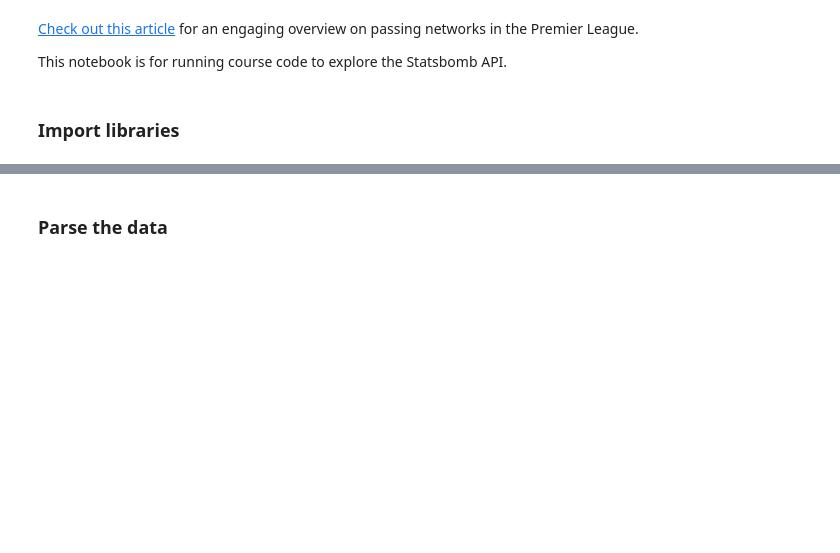
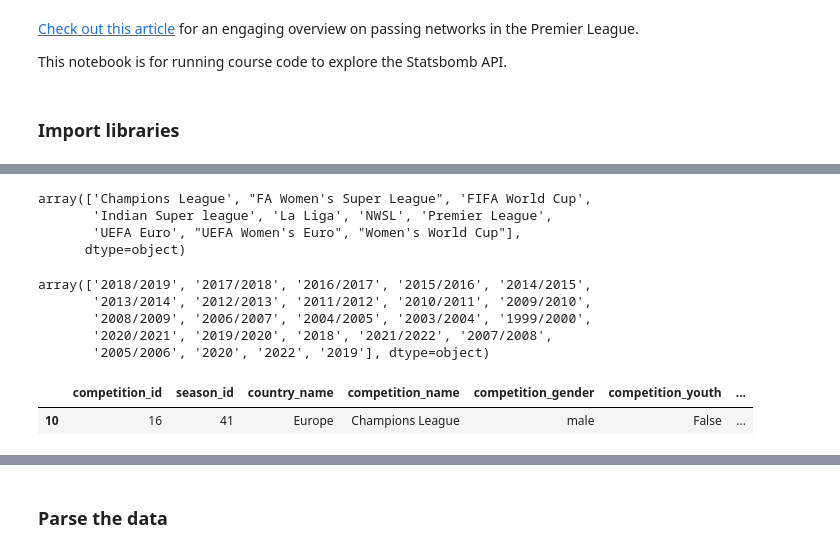
Before and after one commit to curtpond/soccermatics, a Jupyter notebook: passing_networks/passing_networks.ipynb, the cells around one changed output, grey strips where cells are left out. Saved outputs shown, nothing was run; the diff lists cells and outputs as text; code cells hidden in the pictures; blank space fills up the shorter version.

```diff
--- a/passing_networks/passing_networks.ipynb
+++ b/passing_networks/passing_networks.ipynb
@@ -11,0 +30,21 @@ import pandas as pd
+# %%
+df_competition['competition_name'].unique()
+# %% [output]
+array(['Champions League', "FA Women's Super League", 'FIFA World Cup',
+       'Indian Super league', 'La Liga', 'NWSL', 'Premier League',
+       'UEFA Euro', "UEFA Women's Euro", "Women's World Cup"],
+      dtype=object)
+# %%
+df_competition['season_name'].unique()
+# %% [output]
+array(['2018/2019', '2017/2018', '2016/2017', '2015/2016', '2014/2015',
+       '2013/2014', '2012/2013', '2011/2012', '2010/2011', '2009/2010',
+       '2008/2009', '2006/2007', '2004/2005', '2003/2004', '1999/2000',
+       '2020/2021', '2019/2020', '2018', '2021/2022', '2007/2008',
+       '2005/2006', '2020', '2022', '2019'], dtype=object)
+# %%
+df_competition.query('competition_name == "Champions League"and season_name == "2008/2009"', inplace=True)
+df_competition.head()
+# %% [output]
+|  | competition_id | season_id | country_name | competition_name | competition_gender | competition_youth | ... |
+| 10 | 16 | 41 | Europe | Champions League | male | False | ... |
```
Also changed, not shown: parts of 6 cells of this notebook.
